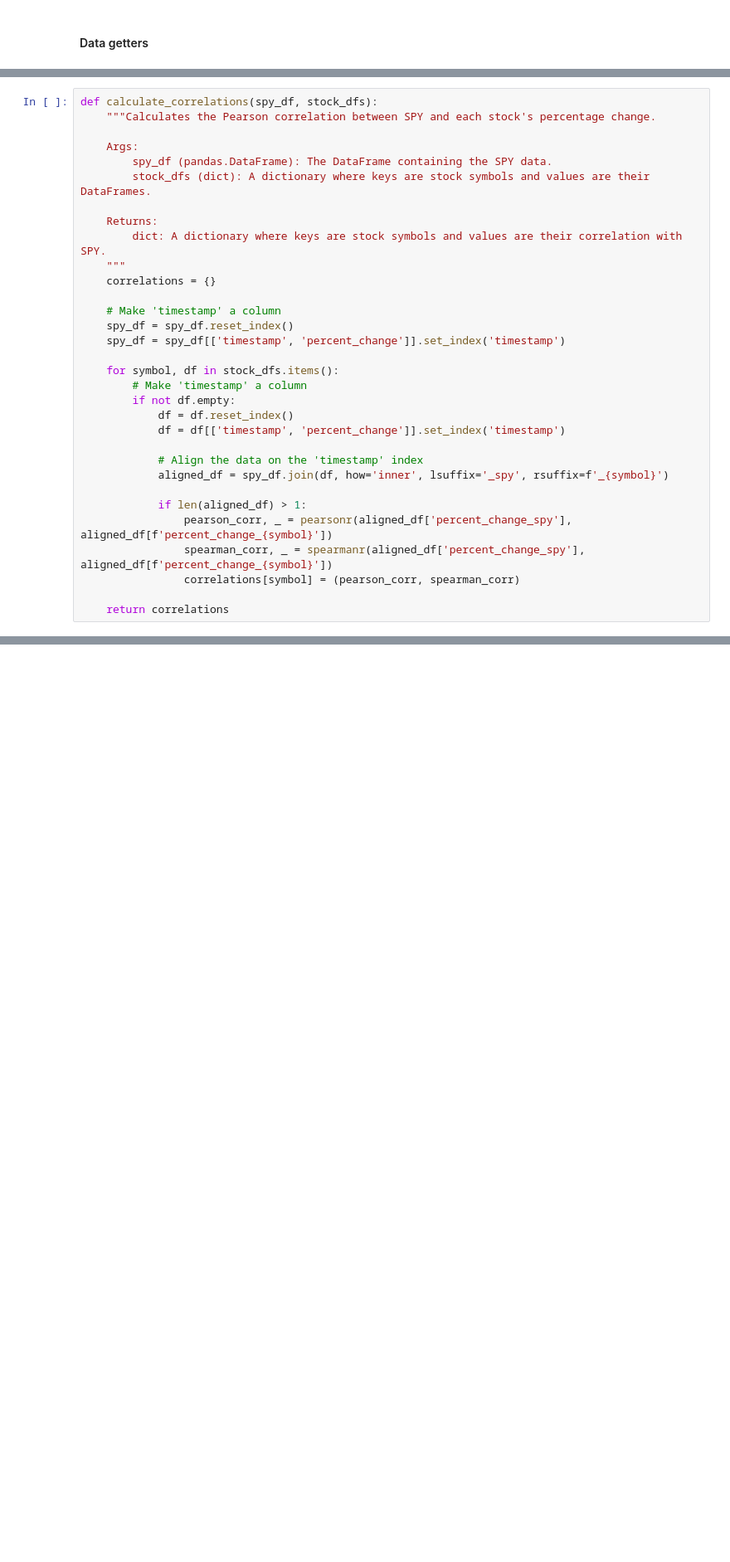
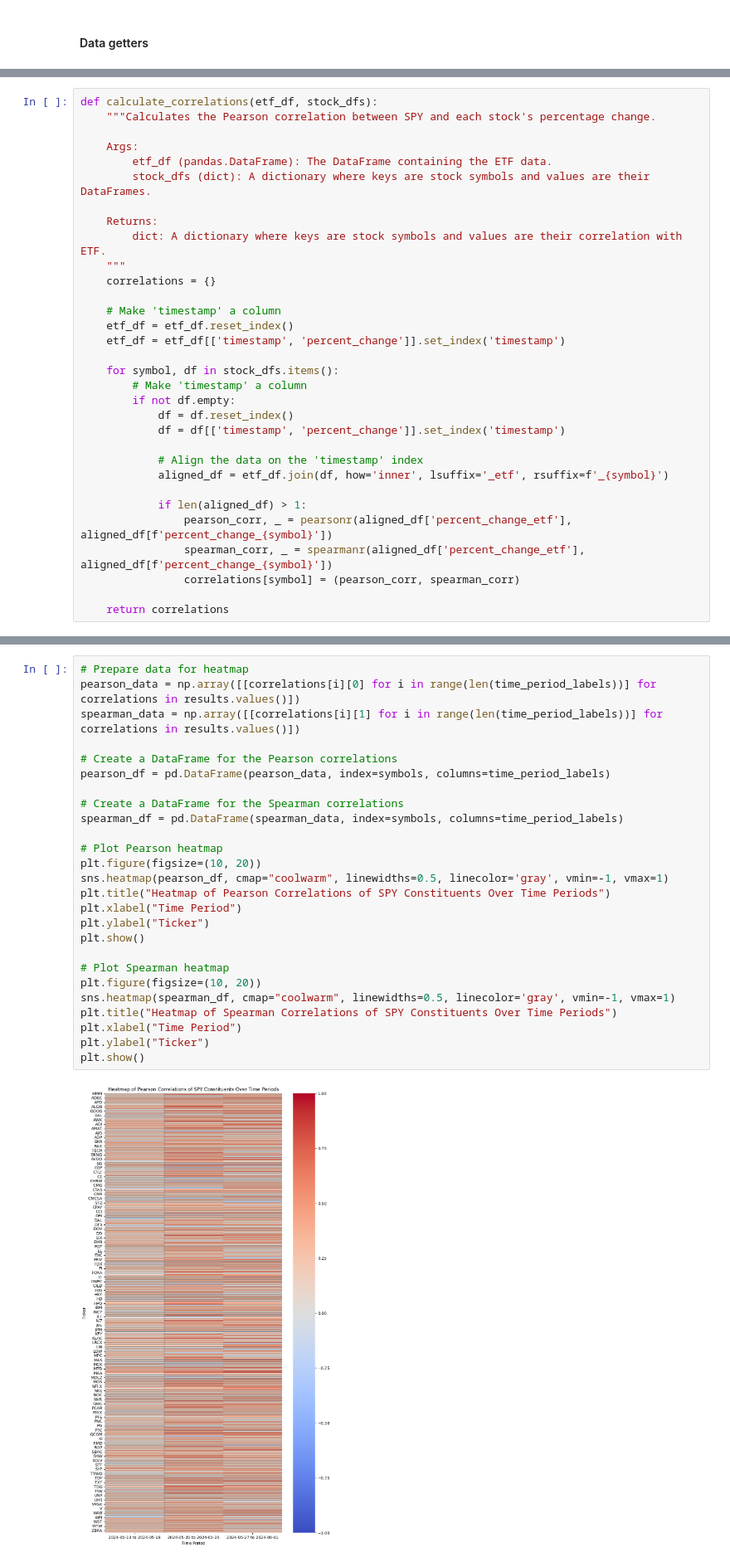
Before and after one commit to jobusser/trade-to-lose, a Jupyter notebook: analysis/spy_trends.ipynb, the cells around one changed output, grey strips where cells are left out. Shown at 83% size. Saved outputs shown, nothing was run; the diff lists cells and outputs as text; blank space fills up the shorter version.

Commit message:
Graphing and conclusion of ETF vs constituent test

```diff
--- a/analysis/spy_trends.ipynb
+++ b/analysis/spy_trends.ipynb
@@ -112,19 +133,19 @@ def plot_percentage_change(df, title_suffix=""):
 # %%
-def calculate_correlations(spy_df, stock_dfs):
+def calculate_correlations(etf_df, stock_dfs):
     """Calculates the Pearson correlation between SPY and each stock's percentage change.
 
     Args:
-        spy_df (pandas.DataFrame): The DataFrame containing the SPY data.
+        etf_df (pandas.DataFrame): The DataFrame containing the ETF data.
         stock_dfs (dict): A dictionary where keys are stock symbols and values are their DataFrames.
 
     Returns:
-        dict: A dictionary where keys are stock symbols and values are their correlation with SPY.
+        dict: A dictionary where keys are stock symbols and values are their correlation with ETF.
     """
     correlations = {}
 
     # Make 'timestamp' a column
-    spy_df = spy_df.reset_index()
-    spy_df = spy_df[['timestamp', 'percent_change']].set_index('timestamp')
+    etf_df = etf_df.reset_index()
+    etf_df = etf_df[['timestamp', 'percent_change']].set_index('timestamp')
 
     for symbol, df in stock_dfs.items():
         # Make 'timestamp' a column
@@ -133,11 +154,11 @@ def calculate_correlations(spy_df, stock_dfs):
             df = df[['timestamp', 'percent_change']].set_index('timestamp')
 
             # Align the data on the 'timestamp' index
-            aligned_df = spy_df.join(df, how='inner', lsuffix='_spy', rsuffix=f'_{symbol}')
+            aligned_df = etf_df.join(df, how='inner', lsuffix='_etf', rsuffix=f'_{symbol}')
 
             if len(aligned_df) > 1:
-                pearson_corr, _ = pearsonr(aligned_df['percent_change_spy'], aligned_df[f'percent_change_{symbol}'])
-                spearman_corr, _ = spearmanr(aligned_df['percent_change_spy'], aligned_df[f'percent_change_{symbol}'])
+                pearson_corr, _ = pearsonr(aligned_df['percent_change_etf'], aligned_df[f'percent_change_{symbol}'])
+                spearman_corr, _ = spearmanr(aligned_df['percent_change_etf'], aligned_df[f'percent_change_{symbol}'])
                 correlations[symbol] = (pearson_corr, spearman_corr)
 
     return correlations
@@ -219,0 +331,28 @@ avg_spearman: 0.38377773873143256
+# %%
+# Prepare data for heatmap
+pearson_data = np.array([[correlations[i][0] for i in range(len(time_period_labels))] for correlations in results.values()])
+spearman_data = np.array([[correlations[i][1] for i in range(len(time_period_labels))] for correlations in results.values()])
+
+# Create a DataFrame for the Pearson correlations
+pearson_df = pd.DataFrame(pearson_data, index=symbols, columns=time_period_labels)
+
+# Create a DataFrame for the Spearman correlations
+spearman_df = pd.DataFrame(spearman_data, index=symbols, columns=time_period_labels)
+
+# Plot Pearson heatmap
+plt.figure(figsize=(10, 20))
+sns.heatmap(pearson_df, cmap="coolwarm", linewidths=0.5, linecolor='gray', vmin=-1, vmax=1)
+plt.title("Heatmap of Pearson Correlations of SPY Constituents Over Time Periods")
+plt.xlabel("Time Period")
+plt.ylabel("Ticker")
+plt.show()
+
+# Plot Spearman heatmap
+plt.figure(figsize=(10, 20))
+sns.heatmap(spearman_df, cmap="coolwarm", linewidths=0.5, linecolor='gray', vmin=-1, vmax=1)
+plt.title("Heatmap of Spearman Correlations of SPY Constituents Over Time Periods")
+plt.xlabel("Time Period")
+plt.ylabel("Ticker")
+plt.show()
+# %% [output]
+[figure, added]
```
Also changed, not shown: parts of 14 cells of this notebook.
